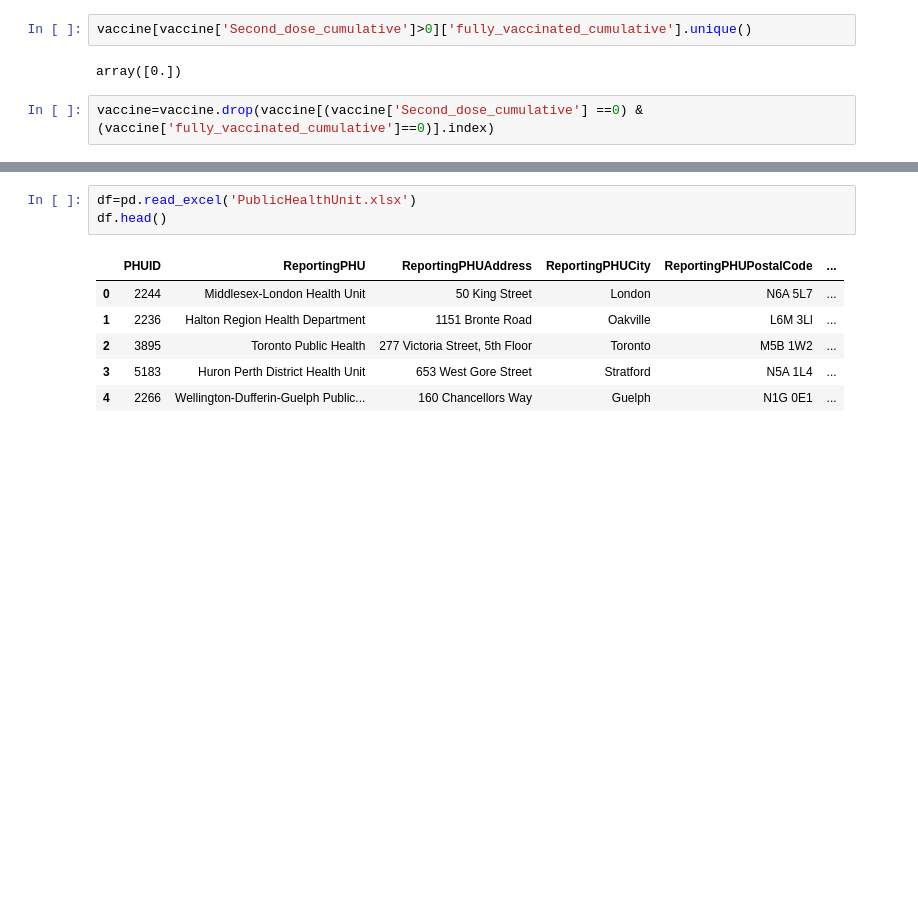
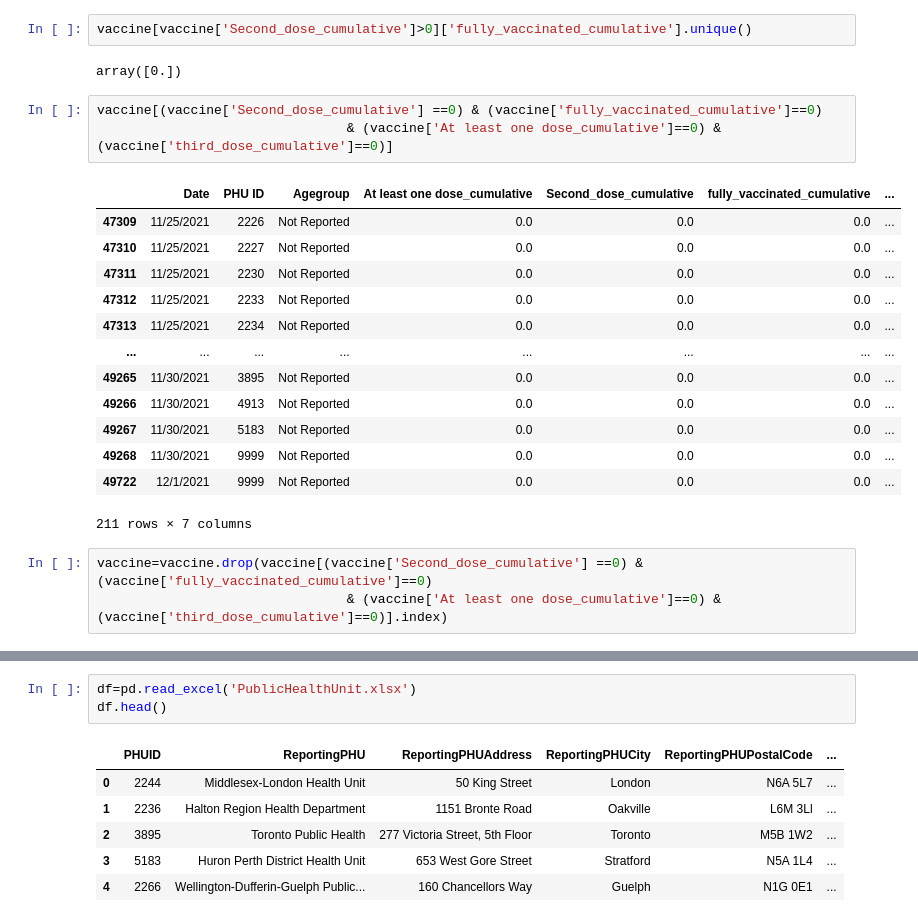
Before and after one commit to tranngoclam16/BI_DATH, a Jupyter notebook: CD_Vaccine.ipynb, the cells around one changed output, grey strips where cells are left out. Saved outputs shown, nothing was run; the diff lists cells and outputs as text; blank space fills up the shorter version.

```diff
--- a/CD_Vaccine.ipynb
+++ b/CD_Vaccine.ipynb
@@ -55,6 +66,24 @@ array([0.])
 vaccine[vaccine['Second_dose_cumulative']>0]['fully_vaccinated_cumulative'].unique()
 # %% [output]
 array([0.])
+# %%
+vaccine[(vaccine['Second_dose_cumulative'] ==0) & (vaccine['fully_vaccinated_cumulative']==0)
+                                & (vaccine['At least one dose_cumulative']==0) & (vaccine['third_dose_cumulative']==0)]
+# %% [output]
+|  | Date | PHU ID | Agegroup | At least one dose_cumulative | Second_dose_cumulative | fully_vaccinated_cumulative | ... |
+| 47309 | 11/25/2021 | 2226 | Not Reported | 0.0 | 0.0 | 0.0 | ... |
+| 47310 | 11/25/2021 | 2227 | Not Reported | 0.0 | 0.0 | 0.0 | ... |
+| 47311 | 11/25/2021 | 2230 | Not Reported | 0.0 | 0.0 | 0.0 | ... |
+| 47312 | 11/25/2021 | 2233 | Not Reported | 0.0 | 0.0 | 0.0 | ... |
+| 47313 | 11/25/2021 | 2234 | Not Reported | 0.0 | 0.0 | 0.0 | ... |
+| ... | ... | ... | ... | ... | ... | ... | ... |
+| 49265 | 11/30/2021 | 3895 | Not Reported | 0.0 | 0.0 | 0.0 | ... |
+| 49266 | 11/30/2021 | 4913 | Not Reported | 0.0 | 0.0 | 0.0 | ... |
+| 49267 | 11/30/2021 | 5183 | Not Reported | 0.0 | 0.0 | 0.0 | ... |
+| 49268 | 11/30/2021 | 9999 | Not Reported | 0.0 | 0.0 | 0.0 | ... |
+| 49722 | 12/1/2021 | 9999 | Not Reported | 0.0 | 0.0 | 0.0 | ... |
+211 rows × 7 columns
 # %%
-vaccine=vaccine.drop(vaccine[(vaccine['Second_dose_cumulative'] ==0) & (vaccine['fully_vaccinated_cumulative']==0)].index)
+vaccine=vaccine.drop(vaccine[(vaccine['Second_dose_cumulative'] ==0) & (vaccine['fully_vaccinated_cumulative']==0)
+                                & (vaccine['At least one dose_cumulative']==0) & (vaccine['third_dose_cumulative']==0)].index)
 # %%
```
Also changed, not shown: parts of 8 cells of this notebook, 1 other file.
